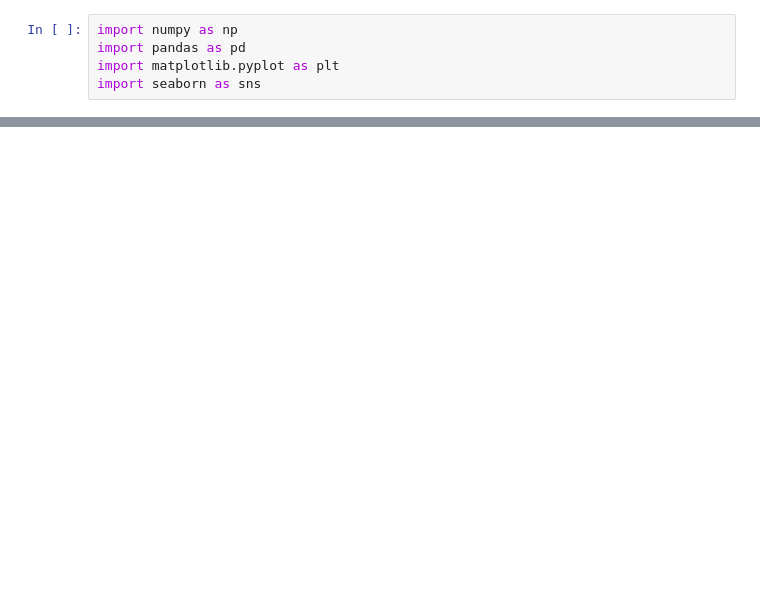
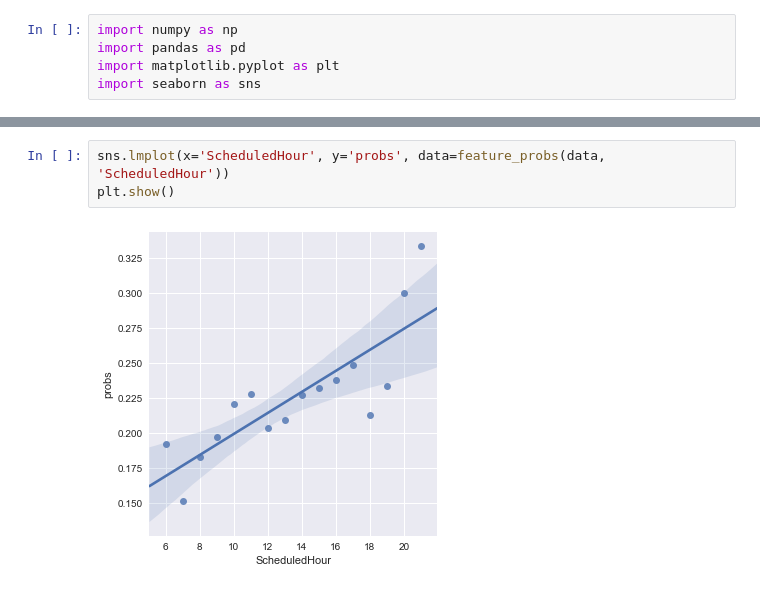
Before and after one commit to munozalexander/NoShow-Prediction, a Jupyter notebook: NoShows.ipynb, the cells around one changed output, grey strips where cells are left out. Cells and saved outputs as stored; diff of their text form; blank space fills up the shorter version.

```diff
--- a/NoShows.ipynb
+++ b/NoShows.ipynb
@@ -43,0 +59,5 @@ print(data.shape)
+# %%
+sns.lmplot(x='ScheduledHour', y='probs', data=feature_probs(data, 'ScheduledHour'))
+plt.show()
+# %% [output]
+[figure, added]
```
Also changed, not shown: parts of 10 cells of this notebook.
